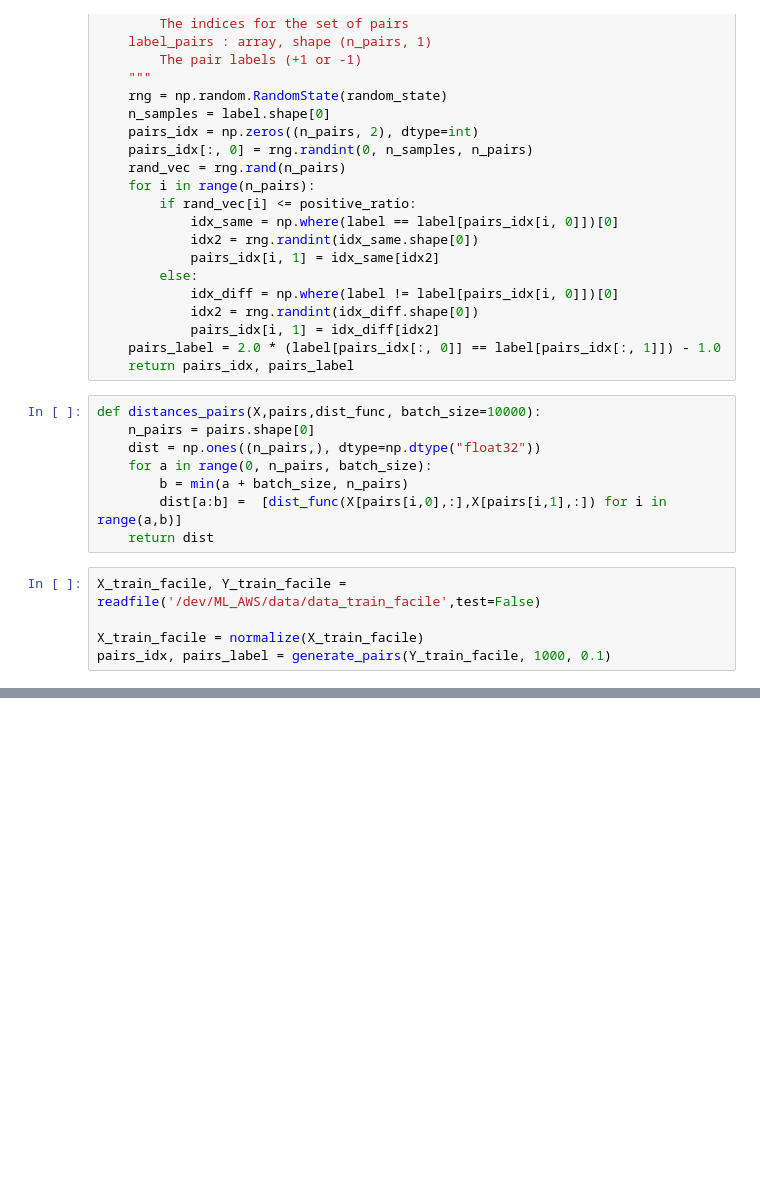
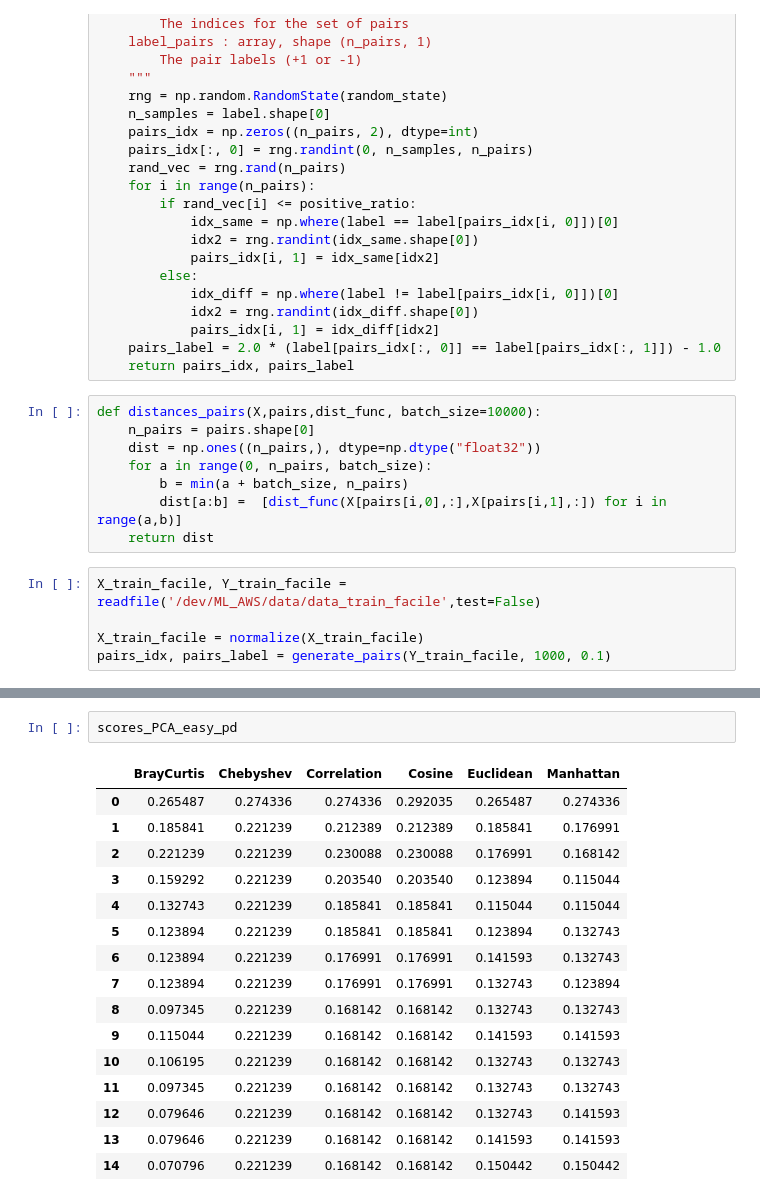
Before and after one commit to florianriche/metric-learning-Challenge, a Jupyter notebook: main2.ipynb, the cells around one changed output, grey strips where cells are left out. Drawn from its saved outputs; the diff is of its cells as text; blank space fills up the shorter version.

```diff
--- a/main2.ipynb
+++ b/main2.ipynb
@@ -171,0 +167,19 @@ plt.show()
+# %%
+scores_PCA_easy_pd
+# %% [output]
+|  | BrayCurtis | Chebyshev | Correlation | Cosine | Euclidean | Manhattan |
+| 0 | 0.265487 | 0.274336 | 0.274336 | 0.292035 | 0.265487 | 0.274336 |
+| 1 | 0.185841 | 0.221239 | 0.212389 | 0.212389 | 0.185841 | 0.176991 |
+| 2 | 0.221239 | 0.221239 | 0.230088 | 0.230088 | 0.176991 | 0.168142 |
+| 3 | 0.159292 | 0.221239 | 0.203540 | 0.203540 | 0.123894 | 0.115044 |
+| 4 | 0.132743 | 0.221239 | 0.185841 | 0.185841 | 0.115044 | 0.115044 |
+| 5 | 0.123894 | 0.221239 | 0.185841 | 0.185841 | 0.123894 | 0.132743 |
+| 6 | 0.123894 | 0.221239 | 0.176991 | 0.176991 | 0.141593 | 0.132743 |
+| 7 | 0.123894 | 0.221239 | 0.176991 | 0.176991 | 0.132743 | 0.123894 |
+| 8 | 0.097345 | 0.221239 | 0.168142 | 0.168142 | 0.132743 | 0.132743 |
+| 9 | 0.115044 | 0.221239 | 0.168142 | 0.168142 | 0.141593 | 0.141593 |
+| 10 | 0.106195 | 0.221239 | 0.168142 | 0.168142 | 0.132743 | 0.132743 |
+| 11 | 0.097345 | 0.221239 | 0.168142 | 0.168142 | 0.132743 | 0.132743 |
+| 12 | 0.079646 | 0.221239 | 0.168142 | 0.168142 | 0.132743 | 0.141593 |
+| 13 | 0.079646 | 0.221239 | 0.168142 | 0.168142 | 0.141593 | 0.141593 |
+| 14 | 0.070796 | 0.221239 | 0.168142 | 0.168142 | 0.150442 | 0.150442 |
```
Also changed, not shown: parts of 3 cells of this notebook, 5 other files.
